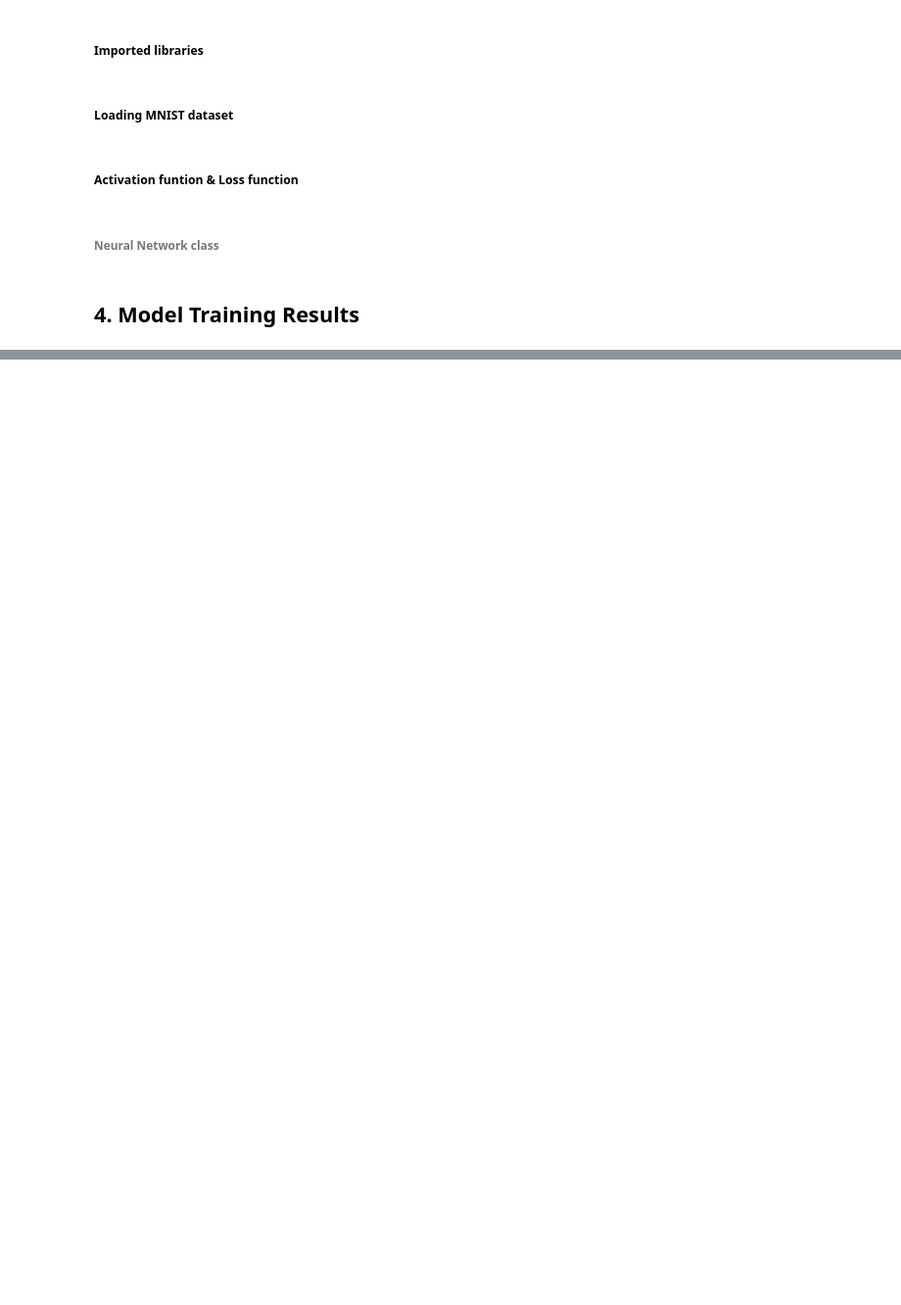
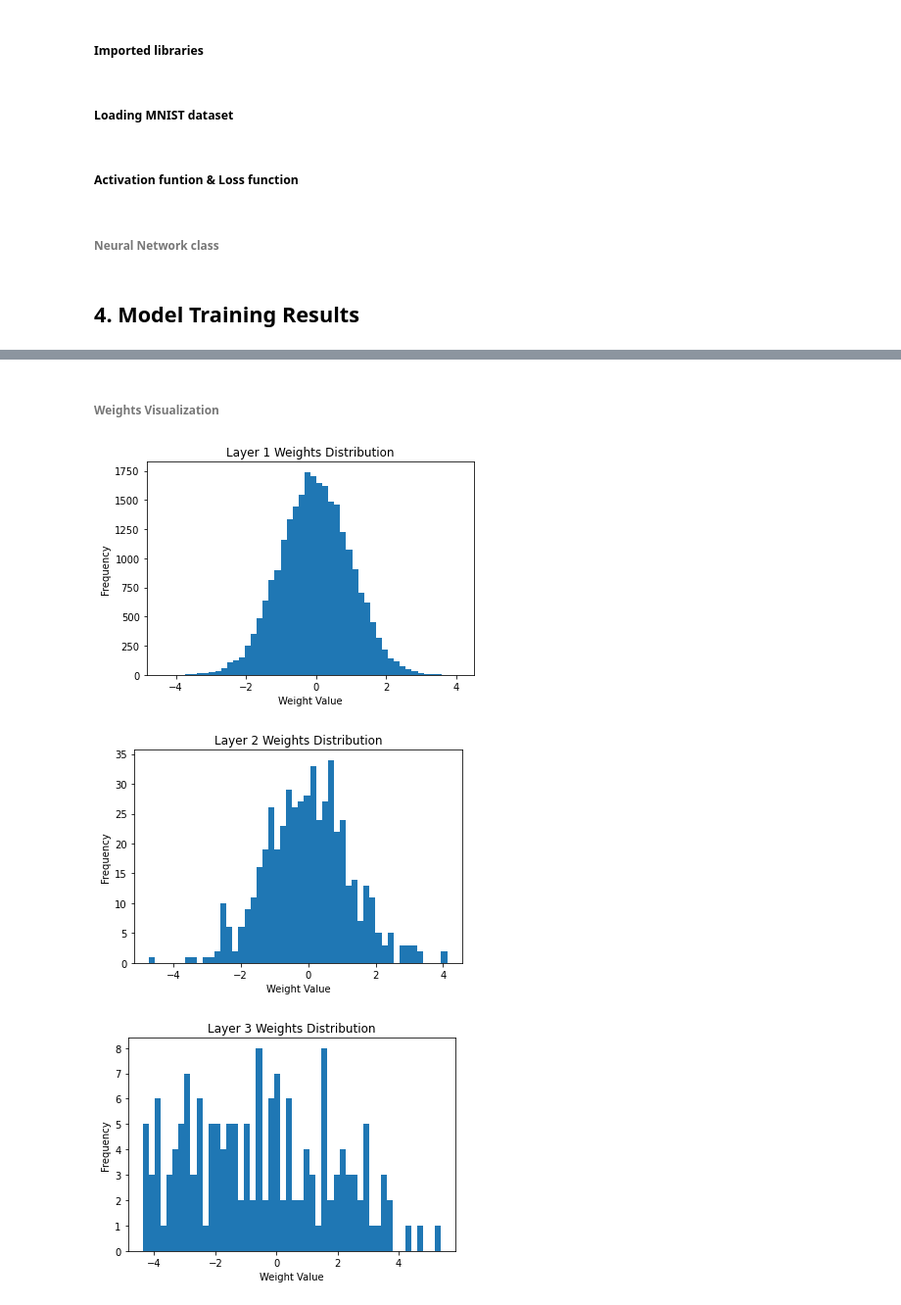
Before and after one commit to Adneycm/NN_FromScratch, a Jupyter notebook: NN_FromScratch.ipynb, the cells around one changed output, grey strips where cells are left out. Shown at 98% size. Cells and saved outputs as stored; diff of their text form; code cells hidden in the pictures; blank space fills up the shorter version.

```diff
--- a/NN_FromScratch.ipynb
+++ b/NN_FromScratch.ipynb
@@ -708,0 +714,14 @@ v = 925; f = 75
+# %% [markdown]
+###### Weights Visualization
+# %%
+for i, layer_weights in enumerate(nn.weights):
+    plt.figure()
+    plt.hist(layer_weights.flatten(), bins=50)
+    plt.title(f'Layer {i+1} Weights Distribution')
+    plt.xlabel('Weight Value')
+    plt.ylabel('Frequency')
+    plt.show()
+# %% [output]
+[figure, added]
+[figure, added]
+[figure, added]
```
Also changed, not shown: parts of 7 cells of this notebook, 1 other file.
